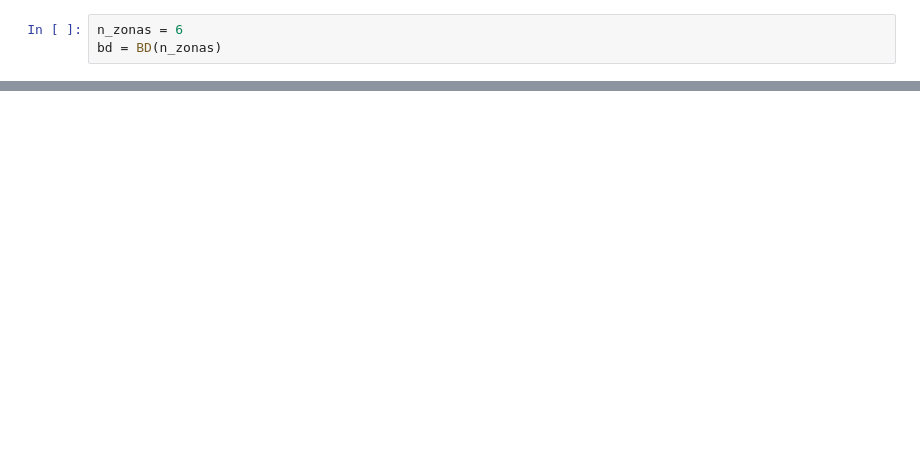
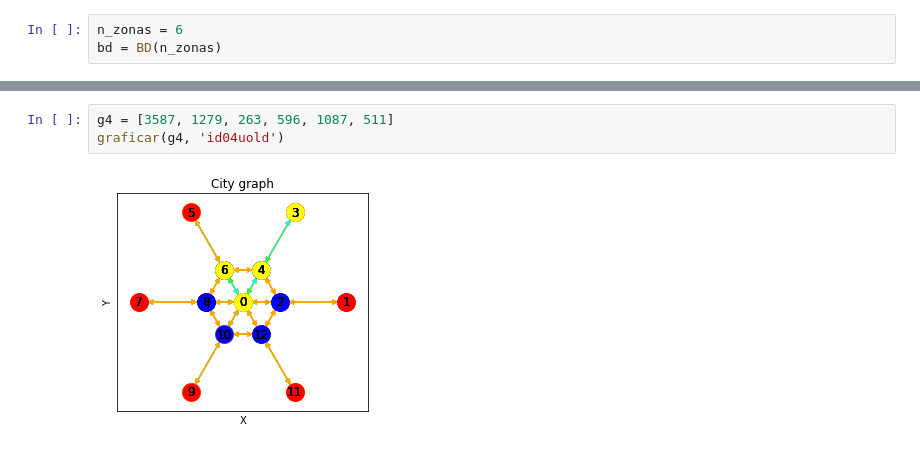
Before and after one commit to valeegomex/Genetic-algorithm-parametric-city, a Jupyter notebook: Resultados_estrategicos.ipynb, the cells around one changed output, grey strips where cells are left out. Saved outputs shown, nothing was run; the diff lists cells and outputs as text; blank space fills up the shorter version.

```diff
--- a/Resultados_estrategicos.ipynb
+++ b/Resultados_estrategicos.ipynb
@@ -142,0 +133,5 @@ graficar(g14, 'g14')
+# %%
+g4 = [3587, 1279, 263, 596, 1087, 511]
+graficar(g4, 'id04uold')
+# %% [output]
+[figure, added]
```
Also changed, not shown: parts of 43 cells of this notebook, 5 other files.
